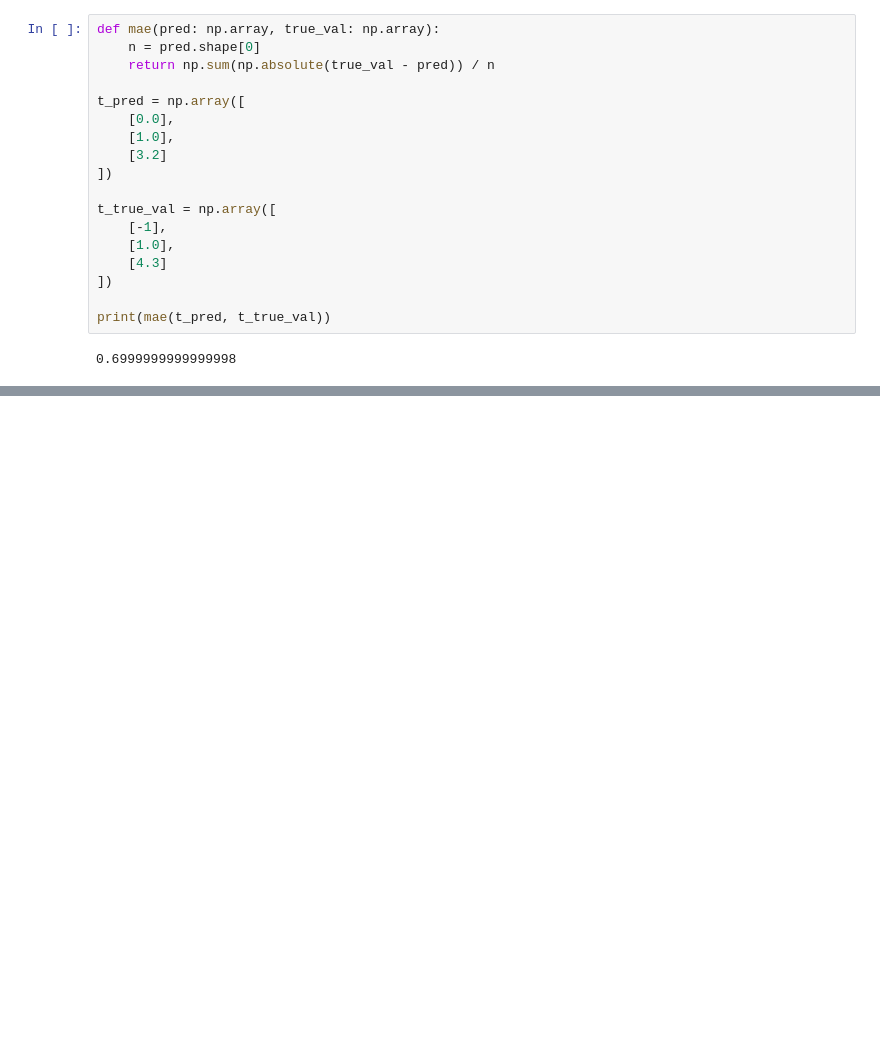
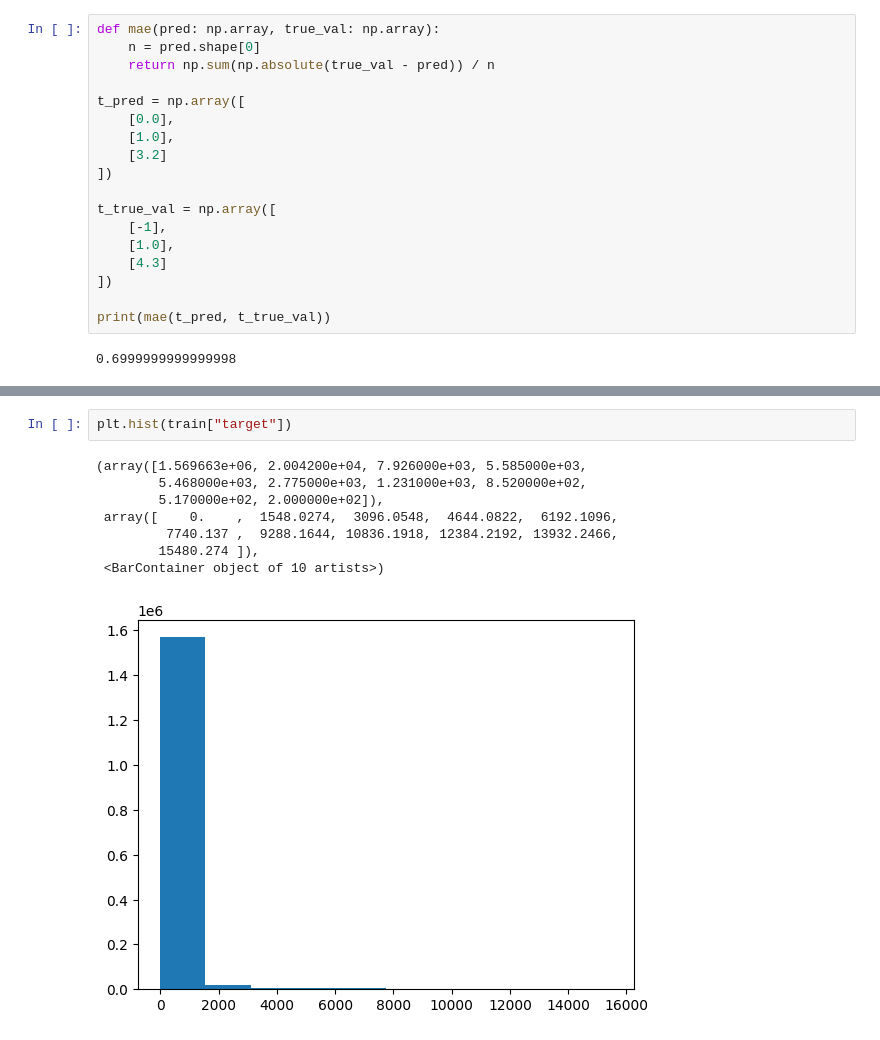
Before and after one commit to AnakinP0/Enefit_Kaggle, a Jupyter notebook: baseline.ipynb, the cells around one changed output, grey strips where cells are left out. Cells and saved outputs as stored; diff of their text form; blank space fills up the shorter version.

```diff
--- a/baseline.ipynb
+++ b/baseline.ipynb
@@ -262,0 +349,11 @@ print(mae(pred, true_val))
+# %%
+plt.hist(train["target"])
+# %% [output]
+(array([1.569663e+06, 2.004200e+04, 7.926000e+03, 5.585000e+03,
+        5.468000e+03, 2.775000e+03, 1.231000e+03, 8.520000e+02,
+        5.170000e+02, 2.000000e+02]),
+ array([    0.    ,  1548.0274,  3096.0548,  4644.0822,  6192.1096,
+         7740.137 ,  9288.1644, 10836.1918, 12384.2192, 13932.2466,
+        15480.274 ]),
+ <BarContainer object of 10 artists>)
+[figure, added]
```
Also changed, not shown: parts of 24 cells of this notebook.
